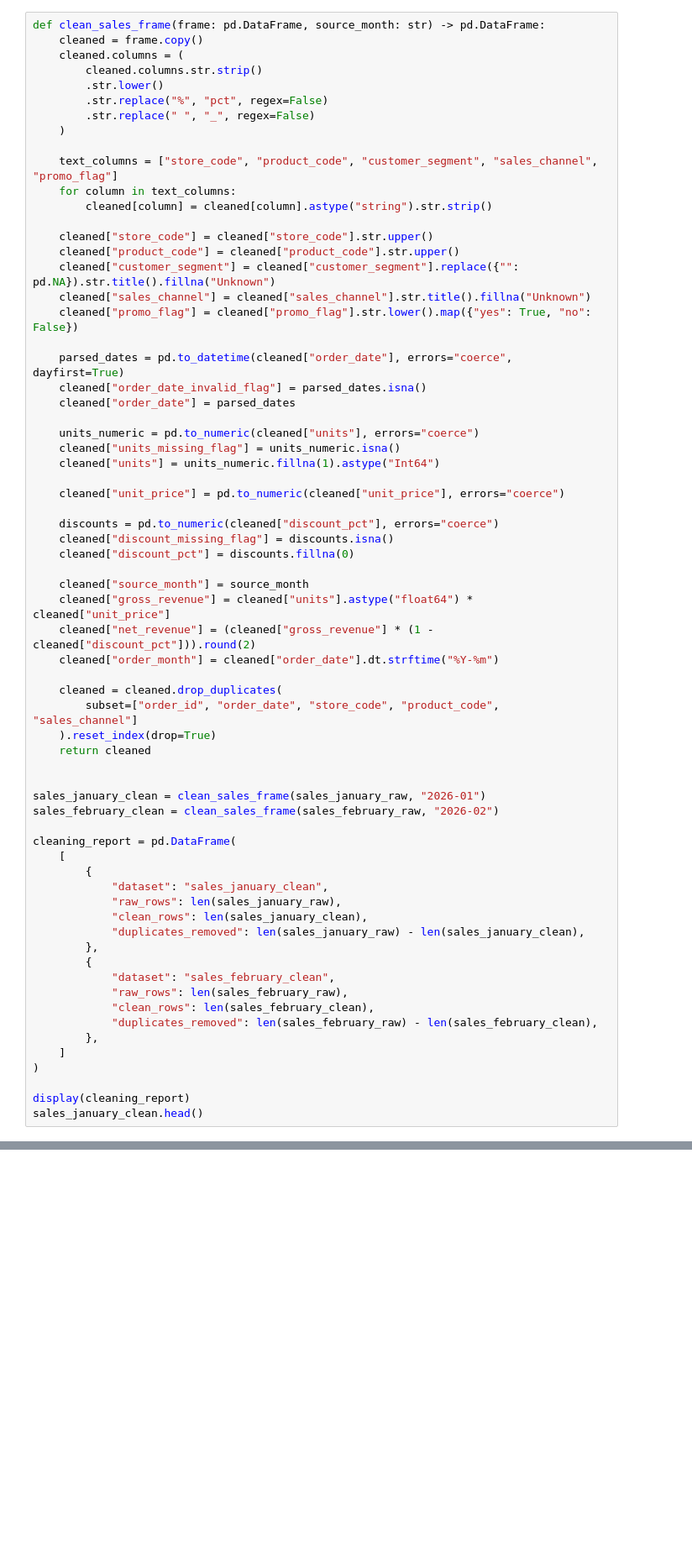
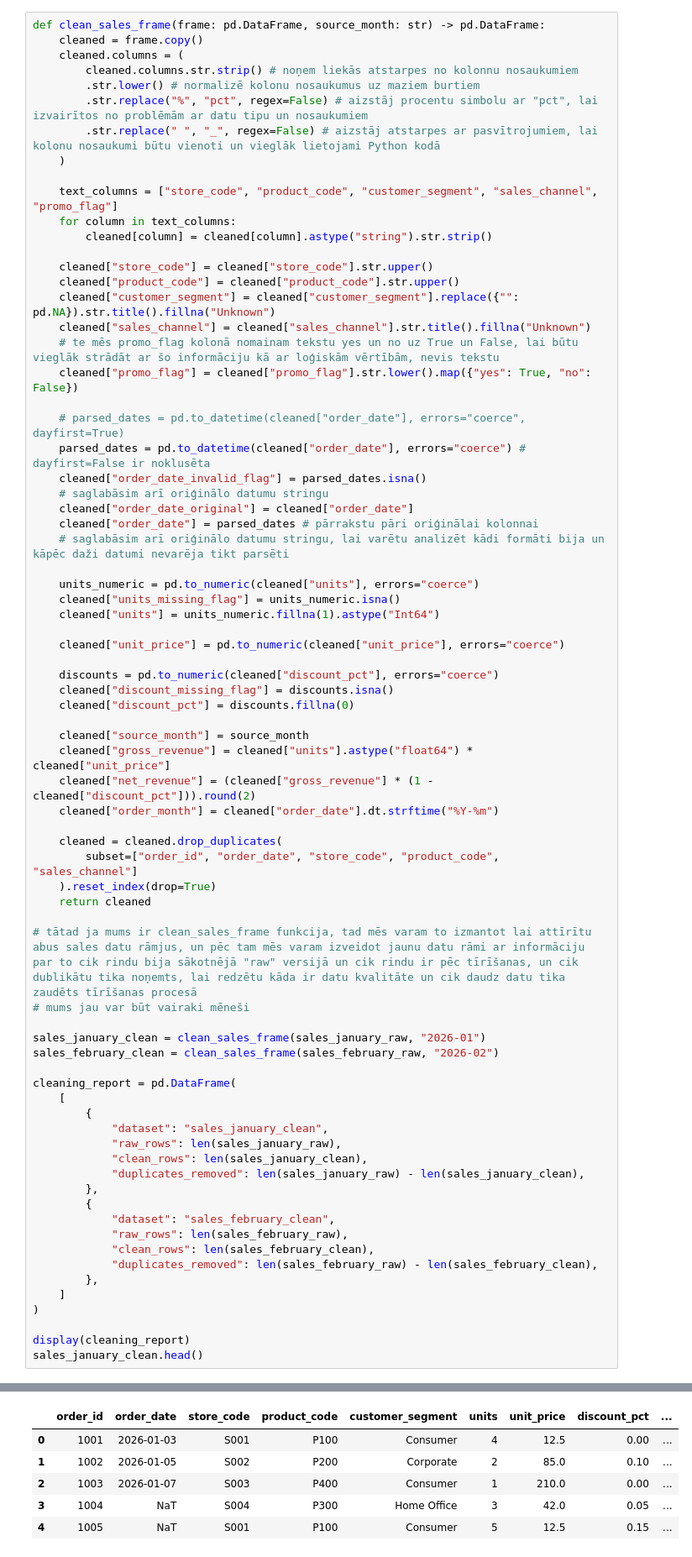
Before and after one commit to ValRCS/RTU_Python_CSP, a Jupyter notebook: notebooks/day4_pandas_full_worfklow_colab.ipynb, the cells around one changed output, grey strips where cells are left out. Shown at 84% size. Drawn from its saved outputs; the diff is of its cells as text; blank space fills up the shorter version.

```diff
--- a/notebooks/day4_pandas_full_worfklow_colab.ipynb
+++ b/notebooks/day4_pandas_full_worfklow_colab.ipynb
@@ -717,10 +730,10 @@ Documentation references:
 def clean_sales_frame(frame: pd.DataFrame, source_month: str) -> pd.DataFrame:
     cleaned = frame.copy()
     cleaned.columns = (
-        cleaned.columns.str.strip()
-        .str.lower()
-        .str.replace("%", "pct", regex=False)
-        .str.replace(" ", "_", regex=False)
+        cleaned.columns.str.strip() # noņem liekās atstarpes no kolonnu nosaukumiem
+        .str.lower() # normalizē kolonu nosaukumus uz maziem burtiem
+        .str.replace("%", "pct", regex=False) # aizstāj procentu simbolu ar "pct", lai izvairītos no problēmām ar datu tipu un nosaukumiem
+        .str.replace(" ", "_", regex=False) # aizstāj atstarpes ar pasvītrojumiem, lai kolonu nosaukumi būtu vienoti un vieglāk lietojami Python kodā
     )
 
     text_columns = ["store_code", "product_code", "customer_segment", "sales_channel", "promo_flag"]
@@ -731,11 +744,16 @@ def clean_sales_frame(frame: pd.DataFrame, source_month: str) -> pd.DataFrame:
     cleaned["product_code"] = cleaned["product_code"].str.upper()
     cleaned["customer_segment"] = cleaned["customer_segment"].replace({"": pd.NA}).str.title().fillna("Unknown")
     cleaned["sales_channel"] = cleaned["sales_channel"].str.title().fillna("Unknown")
+    # te mēs promo_flag kolonā nomainam tekstu yes un no uz True un False, lai būtu vieglāk strādāt ar šo informāciju kā ar loģiskām vērtībām, nevis tekstu
     cleaned["promo_flag"] = cleaned["promo_flag"].str.lower().map({"yes": True, "no": False})
 
-    parsed_dates = pd.to_datetime(cleaned["order_date"], errors="coerce", dayfirst=True)
+    # parsed_dates = pd.to_datetime(cleaned["order_date"], errors="coerce", dayfirst=True)
+    parsed_dates = pd.to_datetime(cleaned["order_date"], errors="coerce") # dayfirst=False ir noklusēta
     cleaned["order_date_invalid_flag"] = parsed_dates.isna()
-    cleaned["order_date"] = parsed_dates
+    # saglabāsim arī oriģinālo datumu stringu
+    cleaned["order_date_original"] = cleaned["order_date"]
+    cleaned["order_date"] = parsed_dates # pārrakstu pāri oriģinālai kolonnai
+    # saglabāsim arī oriģinālo datumu stringu, lai varētu analizēt kādi formāti bija un kāpēc daži datumi nevarēja tikt parsēti
 
     units_numeric = pd.to_numeric(cleaned["units"], errors="coerce")
     cleaned["units_missing_flag"] = units_numeric.isna()
@@ -757,6 +775,8 @@ def clean_sales_frame(frame: pd.DataFrame, source_month: str) -> pd.DataFrame:
     ).reset_index(drop=True)
     return cleaned
 
+# tātad ja mums ir clean_sales_frame funkcija, tad mēs varam to izmantot lai attīrītu abus sales datu rāmjus, un pēc tam mēs varam izveidot jaunu datu rāmi ar informāciju par to cik rindu bija sākotnējā "raw" versijā un cik rindu ir pēc tīrīšanas, un cik dublikātu tika noņemts, lai redzētu kāda ir datu kvalitāte un cik daudz datu tika zaudēts tīrīšanas procesā
+# mums jau var būt vairaki mēneši
 
 sales_january_clean = clean_sales_frame(sales_january_raw, "2026-01")
 sales_february_clean = clean_sales_frame(sales_february_raw, "2026-02")
@@ -780,3 +800,4 @@ cleaning_report = pd.DataFrame(
 
 display(cleaning_report)
 sales_january_clean.head()
+# %% [output]
@@ -782,0 +807,6 @@ sales_january_clean.head()
+|  | order_id | order_date | store_code | product_code | customer_segment | units | unit_price | discount_pct | ... |
+| 0 | 1001 | 2026-01-03 | S001 | P100 | Consumer | 4 | 12.5 | 0.00 | ... |
+| 1 | 1002 | 2026-01-05 | S002 | P200 | Corporate | 2 | 85.0 | 0.10 | ... |
+| 2 | 1003 | 2026-01-07 | S003 | P400 | Consumer | 1 | 210.0 | 0.00 | ... |
+| 3 | 1004 | NaT | S004 | P300 | Home Office | 3 | 42.0 | 0.05 | ... |
+| 4 | 1005 | NaT | S001 | P100 | Consumer | 5 | 12.5 | 0.15 | ... |
```
Also changed, not shown: parts of 23 cells of this notebook, 2 other files.
